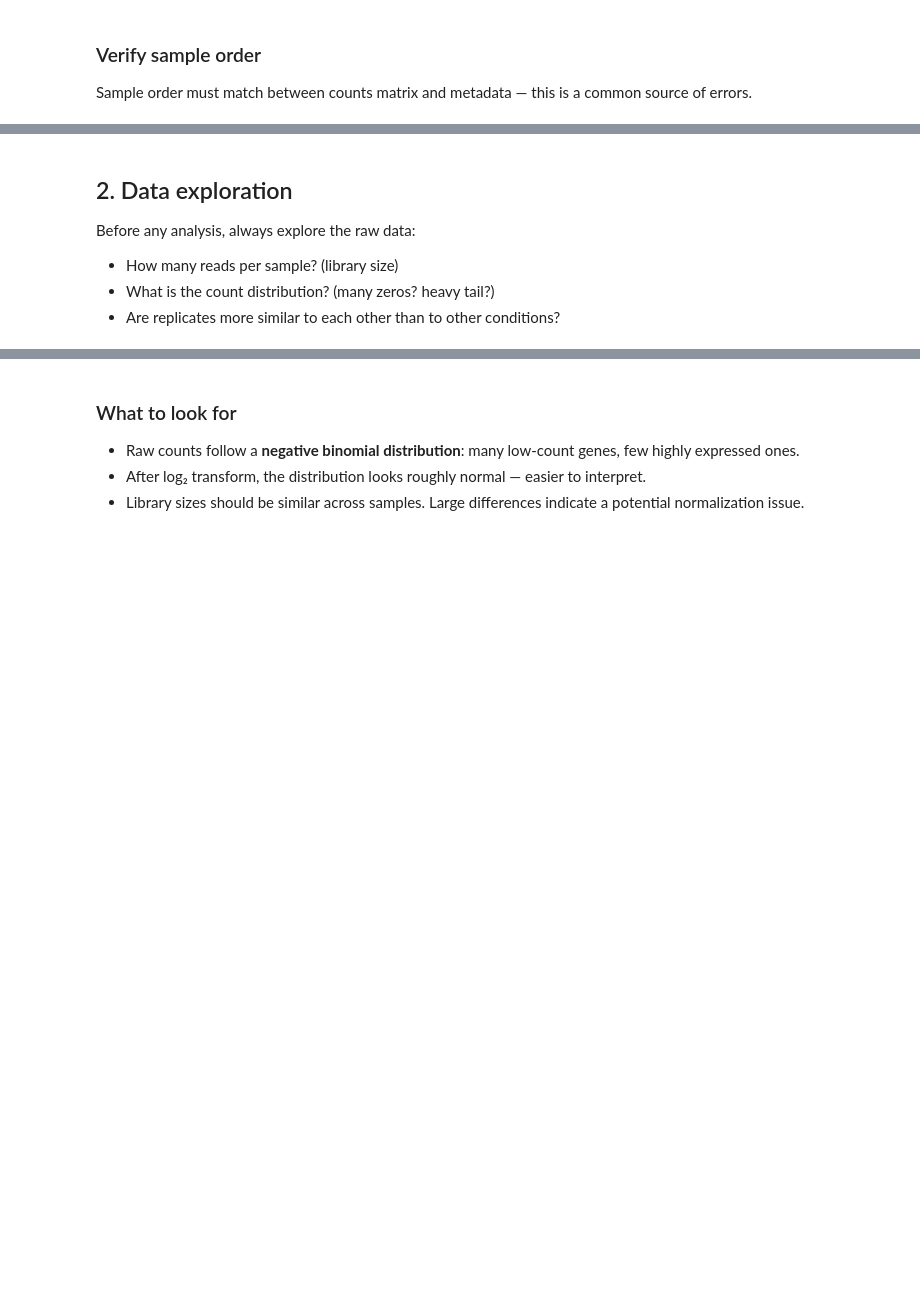
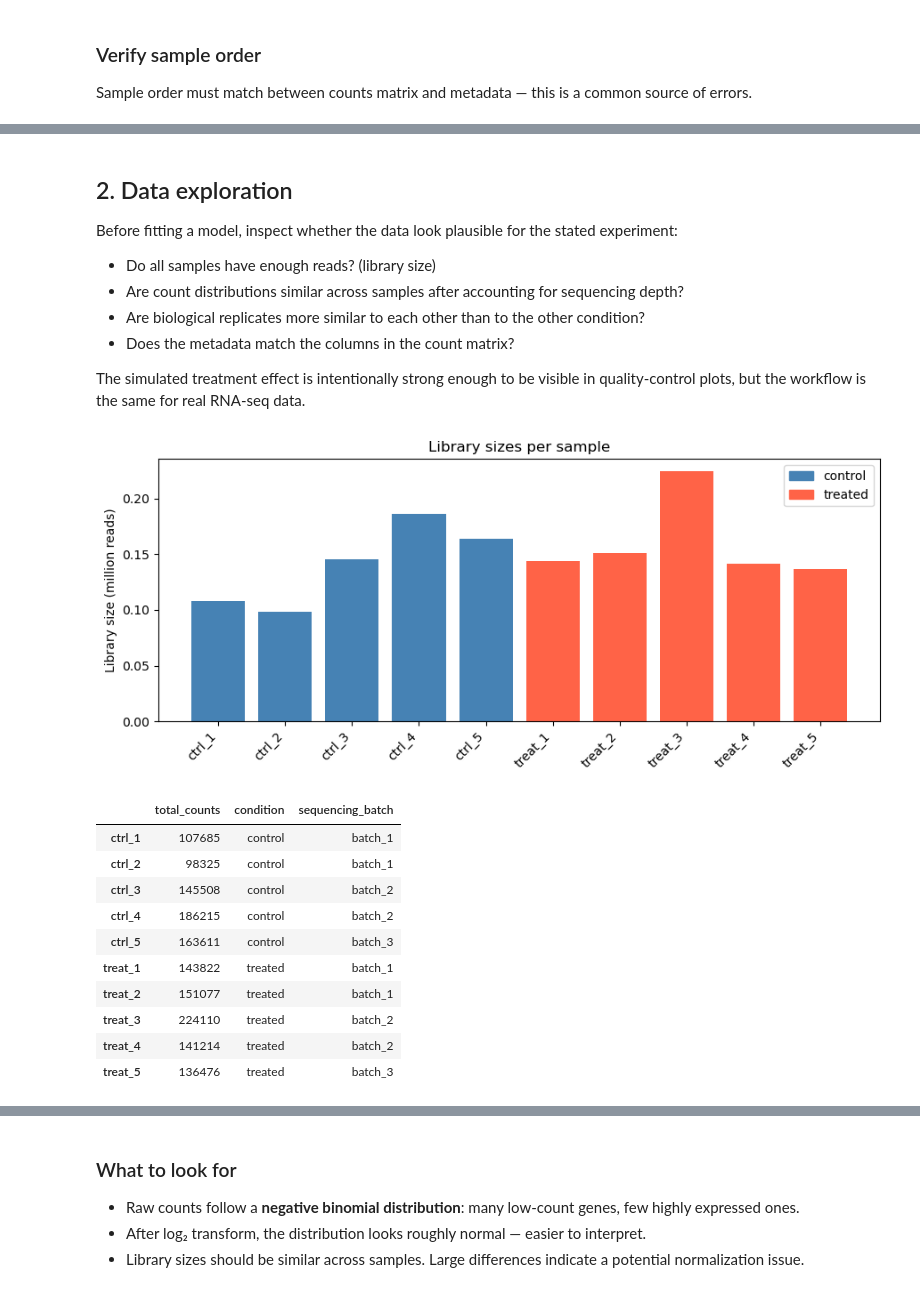
Before and after one commit to FelipeMelis/clases-sistemas-microbiologicos, a Jupyter notebook: modulo2_DESeq_PyDESeq2/notebook/deseq2_pipeline.ipynb, the cells around one changed output, grey strips where cells are left out. Drawn from its saved outputs; the diff is of its cells as text; code cells hidden in the pictures; blank space fills up the shorter version.

```diff
--- a/modulo2_DESeq_PyDESeq2/notebook/deseq2_pipeline.ipynb
+++ b/modulo2_DESeq_PyDESeq2/notebook/deseq2_pipeline.ipynb
@@ -119,26 +183,45 @@ print("Samples:", list(counts_raw.columns))
 # %% [markdown]
 ## 2. Data exploration
 
-Before any analysis, always explore the raw data:
-- How many reads per sample? (library size)
-- What is the count distribution? (many zeros? heavy tail?)
-- Are replicates more similar to each other than to other conditions?
+Before fitting a model, inspect whether the data look plausible for the stated experiment:
+
+- Do all samples have enough reads? (library size)
+- Are count distributions similar across samples after accounting for sequencing depth?
+- Are biological replicates more similar to each other than to the other condition?
+- Does the metadata match the columns in the count matrix?
+
+The simulated treatment effect is intentionally strong enough to be visible in quality-control plots, but the workflow is the same for real RNA-seq data.
 # %%
 # Library sizes (total counts per sample)
 library_sizes = counts_raw.sum(axis=0)
-colors = ["steelblue" if "ctrl" in s else "tomato" for s in library_sizes.index]
+condition_palette = {"control": "steelblue", "treated": "tomato"}
+sample_conditions = metadata.loc[library_sizes.index, "condition"]
+colors = sample_conditions.map(condition_palette).tolist()
 
-fig, ax = plt.subplots(figsize=(7, 4))
+fig, ax = plt.subplots(figsize=(9, 4))
 bars = ax.bar(library_sizes.index, library_sizes.values / 1e6, color=colors)
 ax.set_ylabel("Library size (million reads)")
 ax.set_title("Library sizes per sample")
 from matplotlib.patches import Patch
-ax.legend(handles=[Patch(color="steelblue", label="control"),
-                   Patch(color="tomato", label="treated")])
+ax.legend(handles=[Patch(color=color, label=label) for label, color in condition_palette.items()])
+plt.xticks(rotation=45, ha="right")
 plt.tight_layout()
-plt.savefig(os.path.join(RESULTS_DIR, "library_sizes.png"), dpi=150)
 plt.show()
-print(library_sizes.to_string())
+
+library_sizes.to_frame("total_counts").join(metadata[["condition", "sequencing_batch"]])
+# %% [output]
+[figure, added]
+|  | total_counts | condition | sequencing_batch |
+| ctrl_1 | 107685 | control | batch_1 |
+| ctrl_2 | 98325 | control | batch_1 |
+| ctrl_3 | 145508 | control | batch_2 |
+| ctrl_4 | 186215 | control | batch_2 |
+| ctrl_5 | 163611 | control | batch_3 |
+| treat_1 | 143822 | treated | batch_1 |
+| treat_2 | 151077 | treated | batch_1 |
+| treat_3 | 224110 | treated | batch_2 |
+| treat_4 | 141214 | treated | batch_2 |
+| treat_5 | 136476 | treated | batch_3 |
 # %%
 # Count distribution: raw counts vs log2(counts+1)
 fig, axes = plt.subplots(1, 2, figsize=(12, 4))
```
Also changed, not shown: parts of 32 cells of this notebook, 19 other files.
